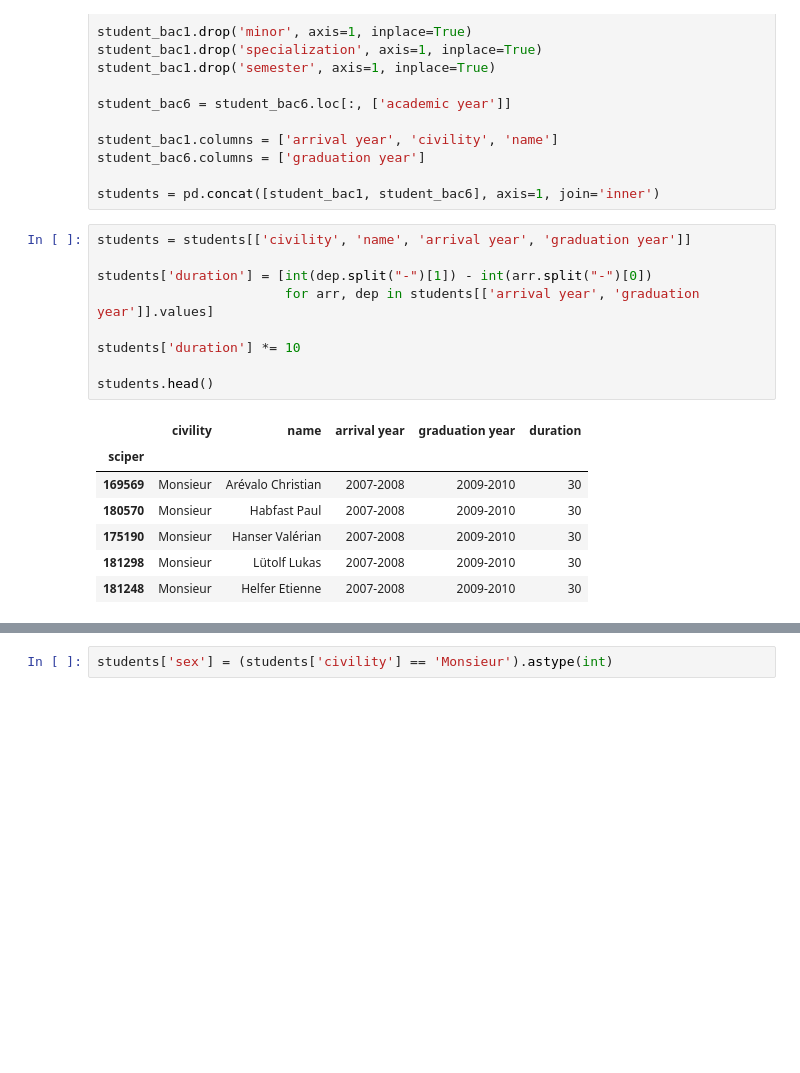
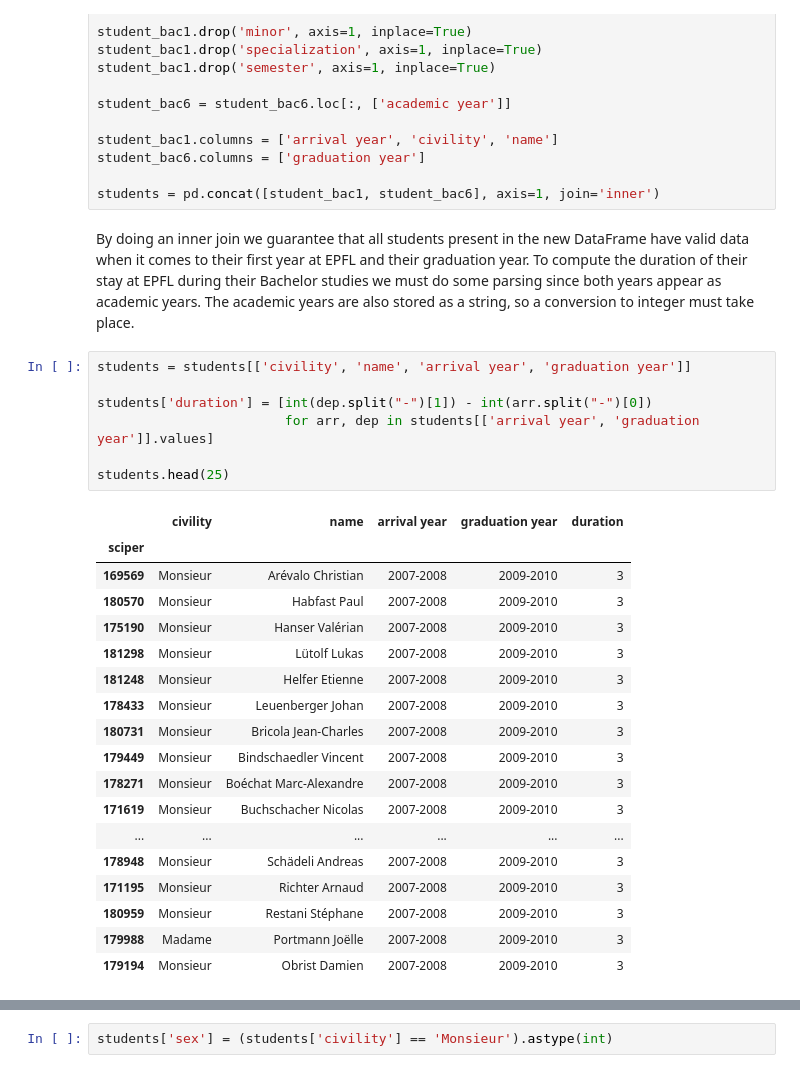
Before and after one commit to Symsystem/adaepflHomework, a Jupyter notebook: 02 - Data from the Web/Data from the web.ipynb, the cells around one changed output, grey strips where cells are left out. Cells and saved outputs as stored; diff of their text form; blank space fills up the shorter version.

```diff
--- a/02 - Data from the Web/Data from the web.ipynb
+++ b/02 - Data from the Web/Data from the web.ipynb
@@ -120,21 +126,33 @@ student_bac1.columns = ['arrival year', 'civility', 'name']
 student_bac6.columns = ['graduation year']
 
 students = pd.concat([student_bac1, student_bac6], axis=1, join='inner')
+# %% [markdown]
+By doing an inner join we guarantee that all students present in the new DataFrame have valid data when it comes to their first year at EPFL and their graduation year.
+To compute the duration of their stay at EPFL during their Bachelor studies we must do some parsing since both years appear as academic years. The academic years are also stored as a string, so a conversion to integer must take place.
 # %%
 students = students[['civility', 'name', 'arrival year', 'graduation year']]
 
 students['duration'] = [int(dep.split("-")[1]) - int(arr.split("-")[0])
                         for arr, dep in students[['arrival year', 'graduation year']].values]
 
-students['duration'] *= 10
-
-students.head()
+students.head(25)
 # %% [output]
 |  | civility | name | arrival year | graduation year | duration |
 | sciper |  |  |  |  |  |
-| 169569 | Monsieur | Arévalo Christian | 2007-2008 | 2009-2010 | 30 |
-| 180570 | Monsieur | Habfast Paul | 2007-2008 | 2009-2010 | 30 |
-| 175190 | Monsieur | Hanser Valérian | 2007-2008 | 2009-2010 | 30 |
-| 181298 | Monsieur | Lütolf Lukas | 2007-2008 | 2009-2010 | 30 |
-| 181248 | Monsieur | Helfer Etienne | 2007-2008 | 2009-2010 | 30 |
+| 169569 | Monsieur | Arévalo Christian | 2007-2008 | 2009-2010 | 3 |
+| 180570 | Monsieur | Habfast Paul | 2007-2008 | 2009-2010 | 3 |
+| 175190 | Monsieur | Hanser Valérian | 2007-2008 | 2009-2010 | 3 |
+| 181298 | Monsieur | Lütolf Lukas | 2007-2008 | 2009-2010 | 3 |
+| 181248 | Monsieur | Helfer Etienne | 2007-2008 | 2009-2010 | 3 |
+| 178433 | Monsieur | Leuenberger Johan | 2007-2008 | 2009-2010 | 3 |
+| 180731 | Monsieur | Bricola Jean-Charles | 2007-2008 | 2009-2010 | 3 |
+| 179449 | Monsieur | Bindschaedler Vincent | 2007-2008 | 2009-2010 | 3 |
+| 178271 | Monsieur | Boéchat Marc-Alexandre | 2007-2008 | 2009-2010 | 3 |
+| 171619 | Monsieur | Buchschacher Nicolas | 2007-2008 | 2009-2010 | 3 |
+| ... | ... | ... | ... | ... | ... |
+| 178948 | Monsieur | Schädeli Andreas | 2007-2008 | 2009-2010 | 3 |
+| 171195 | Monsieur | Richter Arnaud | 2007-2008 | 2009-2010 | 3 |
+| 180959 | Monsieur | Restani Stéphane | 2007-2008 | 2009-2010 | 3 |
+| 179988 | Madame | Portmann Joëlle | 2007-2008 | 2009-2010 | 3 |
+| 179194 | Monsieur | Obrist Damien | 2007-2008 | 2009-2010 | 3 |
 # %%
```
Also changed, not shown: parts of 10 cells of this notebook.
